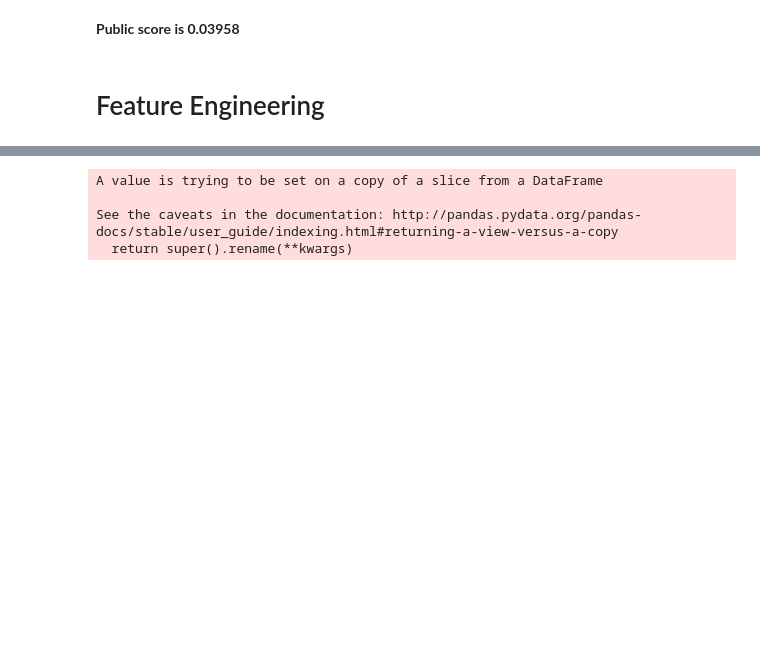
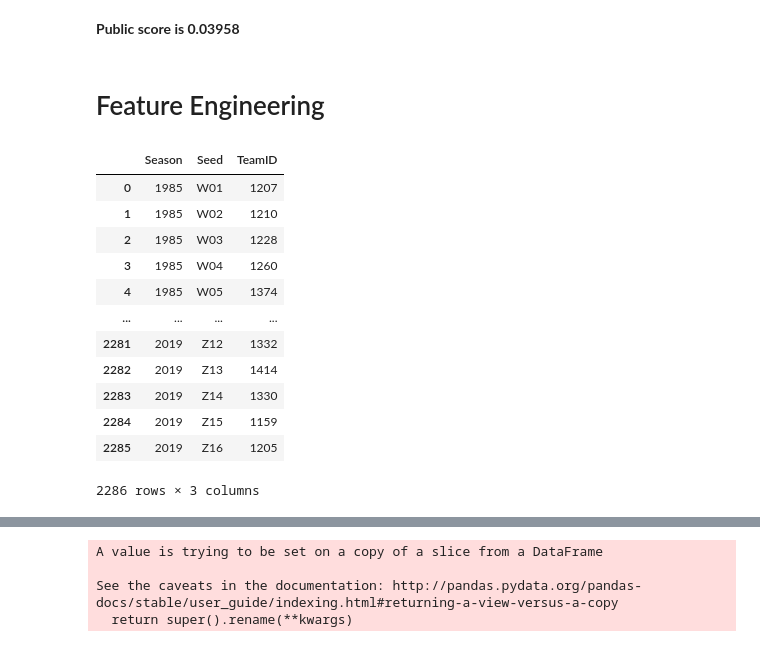
Before and after one commit to BaekKyunShin/NCAA_March_Madness_2020, a Jupyter notebook: XGBoost+LightGBM_Ensemble(score_0.03958).ipynb, the cells around one changed output, grey strips where cells are left out. Cells and saved outputs as stored; diff of their text form; code cells hidden in the pictures; blank space fills up the shorter version.

```diff
--- a/XGBoost+LightGBM_Ensemble(score_0.03958).ipynb
+++ b/XGBoost+LightGBM_Ensemble(score_0.03958).ipynb
@@ -40,2 +38,18 @@ MNCAATourneySeeds = pd.read_csv('input/MDataFiles_Stage1/MNCAATourneySeeds.csv')
+# %%
+MNCAATourneySeeds
+# %% [output]
+|  | Season | Seed | TeamID |
+| 0 | 1985 | W01 | 1207 |
+| 1 | 1985 | W02 | 1210 |
+| 2 | 1985 | W03 | 1228 |
+| 3 | 1985 | W04 | 1260 |
+| 4 | 1985 | W05 | 1374 |
+| ... | ... | ... | ... |
+| 2281 | 2019 | Z12 | 1332 |
+| 2282 | 2019 | Z13 | 1414 |
+| 2283 | 2019 | Z14 | 1330 |
+| 2284 | 2019 | Z15 | 1159 |
+| 2285 | 2019 | Z16 | 1205 |
+2286 rows × 3 columns
 # %%
 MNCAATourneySeeds['Seed'] = MNCAATourneySeeds['Seed'].apply(lambda x: int(x[1:3]))
```
Also changed, not shown: parts of 5 cells of this notebook.
